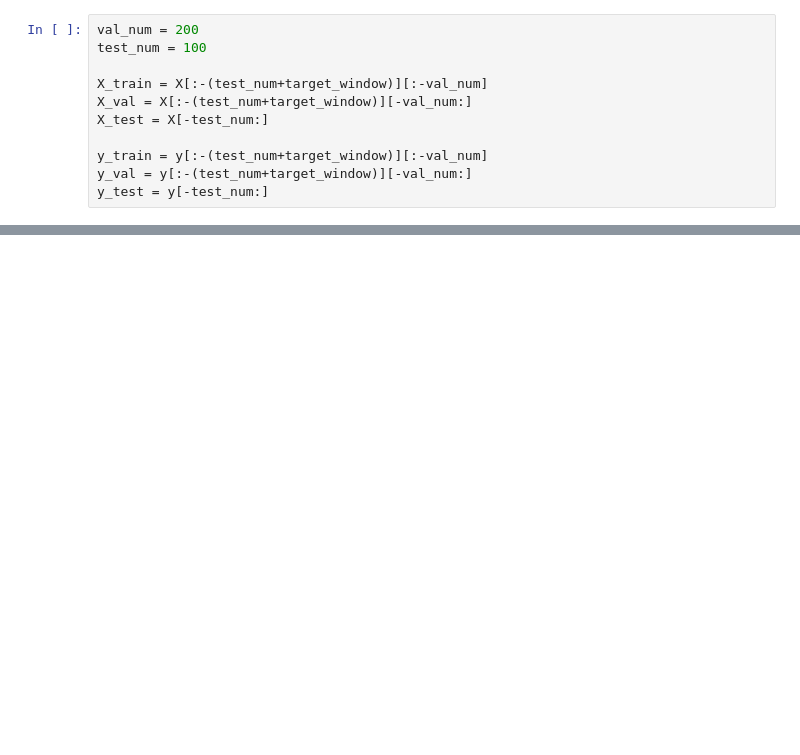
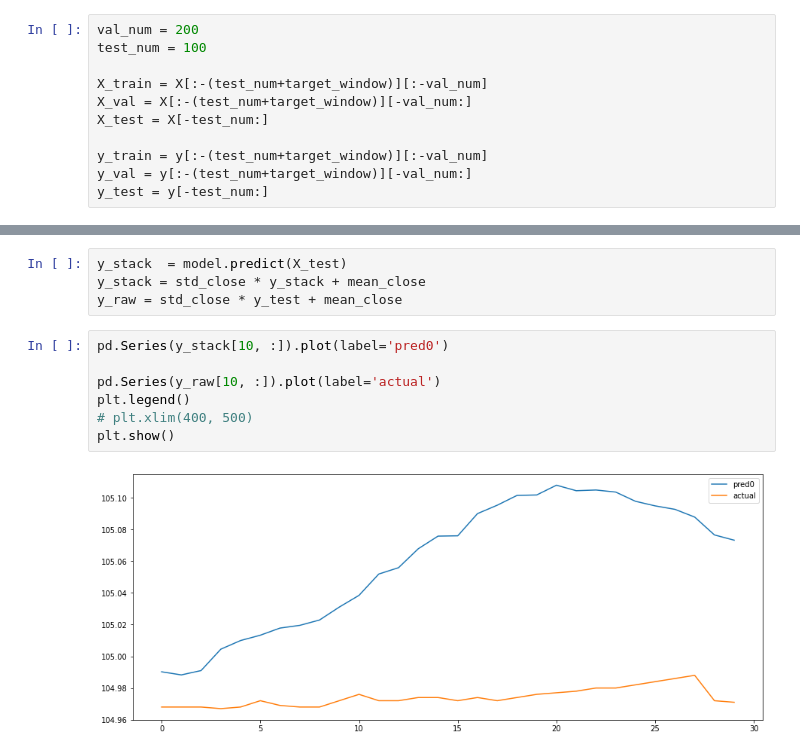
Before and after one commit to Rio114/practice, a Jupyter notebook: trade/fx/combined_time_scale.ipynb, the cells around one changed output, grey strips where cells are left out. Saved outputs shown, nothing was run; the diff lists cells and outputs as text; blank space fills up the shorter version.

```diff
--- a/trade/fx/combined_time_scale.ipynb
+++ b/trade/fx/combined_time_scale.ipynb
@@ -74,0 +138,13 @@ pd.Series(y_test[4,:]).plot()
+# %%
+y_stack  = model.predict(X_test)
+y_stack = std_close * y_stack + mean_close
+y_raw = std_close * y_test + mean_close
+# %%
+pd.Series(y_stack[10, :]).plot(label='pred0')
+
+pd.Series(y_raw[10, :]).plot(label='actual')
+plt.legend()
+# plt.xlim(400, 500)
+plt.show()
+# %% [output]
+[figure, added]
```
Also changed, not shown: parts of 11 cells of this notebook.
